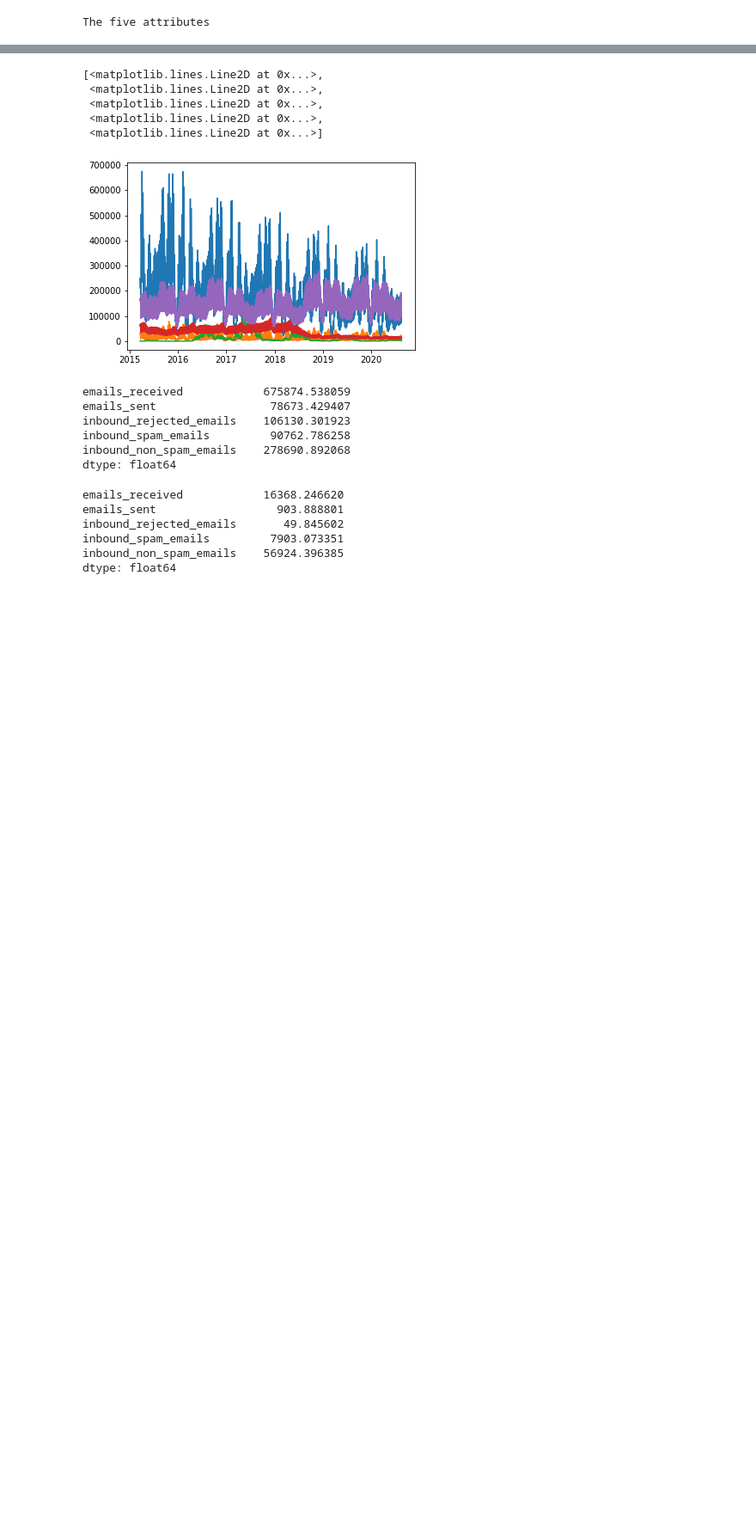
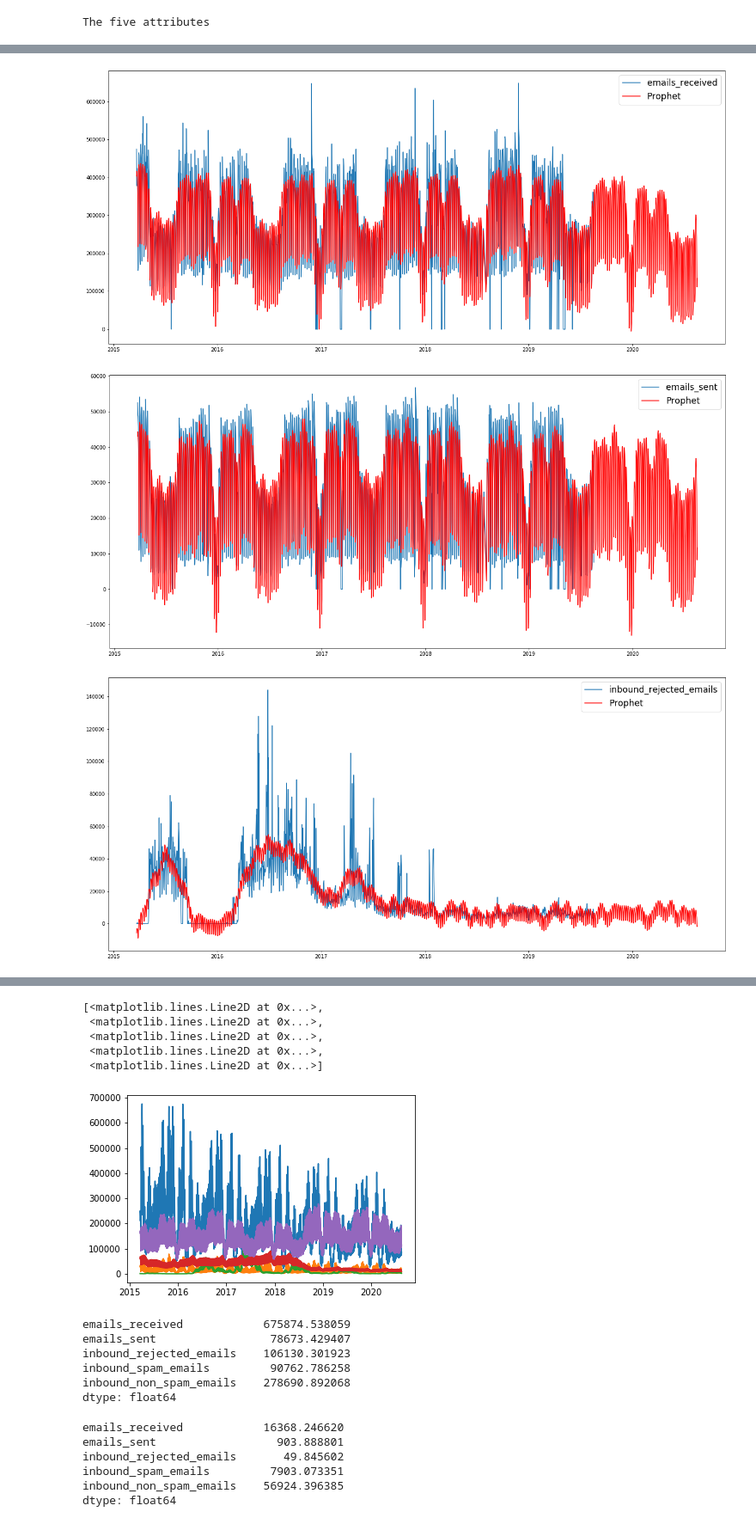
Before and after one commit to UNCG-CSE/G_Suite_Metrics, a Jupyter notebook: src/Henry/Gmail Analysis/Chi-squared, time prediction and linear regression/Testing Prophet.ipynb, the cells around one changed output, grey strips where cells are left out. Shown at 86% size. Saved outputs shown, nothing was run; the diff lists cells and outputs as text; code cells hidden in the pictures; blank space fills up the shorter version.

```diff
--- a/src/Henry/Gmail Analysis/Chi-squared, time prediction and linear regression/Testing Prophet.ipynb
+++ b/src/Henry/Gmail Analysis/Chi-squared, time prediction and linear regression/Testing Prophet.ipynb
@@ -119,0 +149,6 @@ The five attributes
+# %%
+plot(five_att,prediction)
+# %% [output]
+[figure, added]
+[figure, added]
+[figure, added]
```
Also changed, not shown: parts of 40 cells of this notebook.
